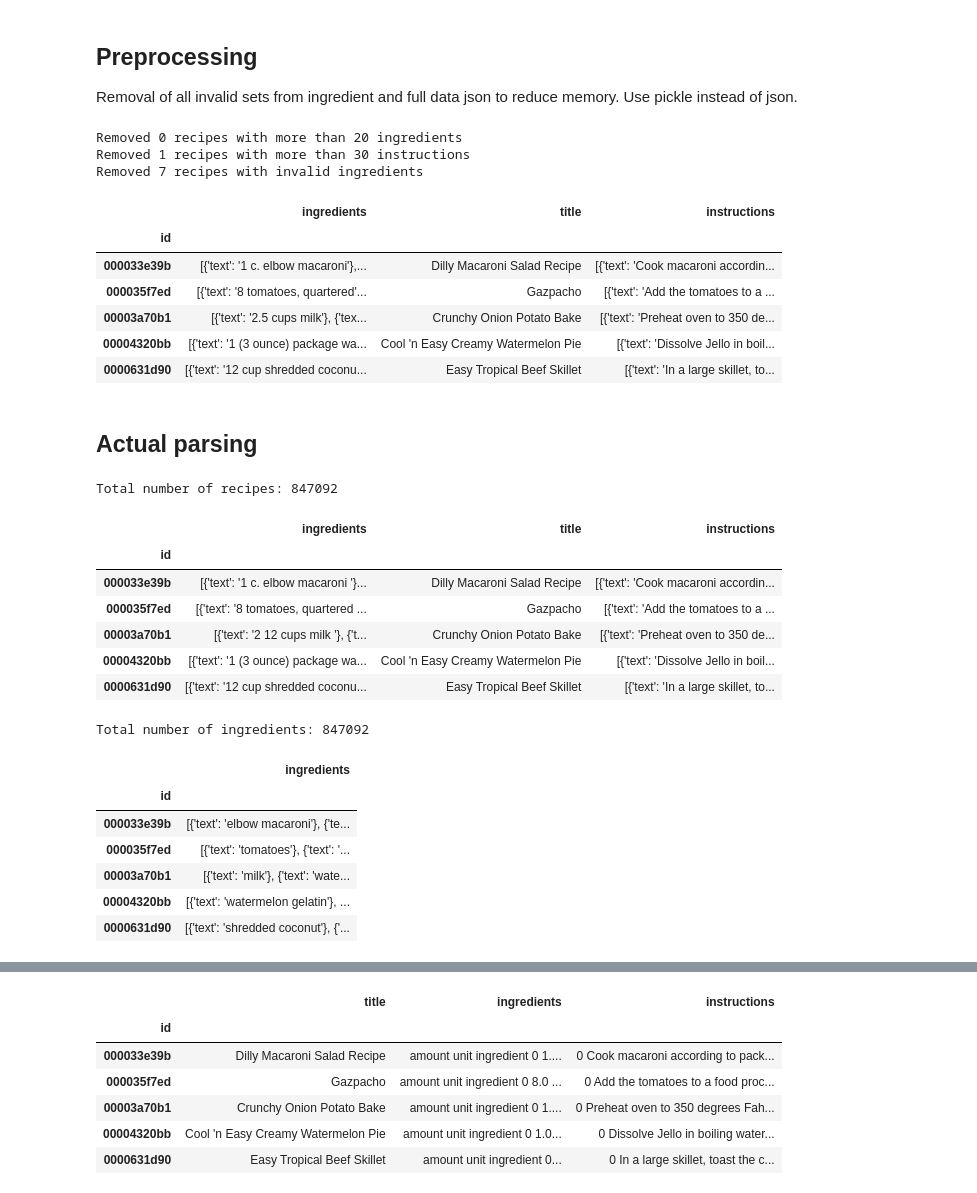
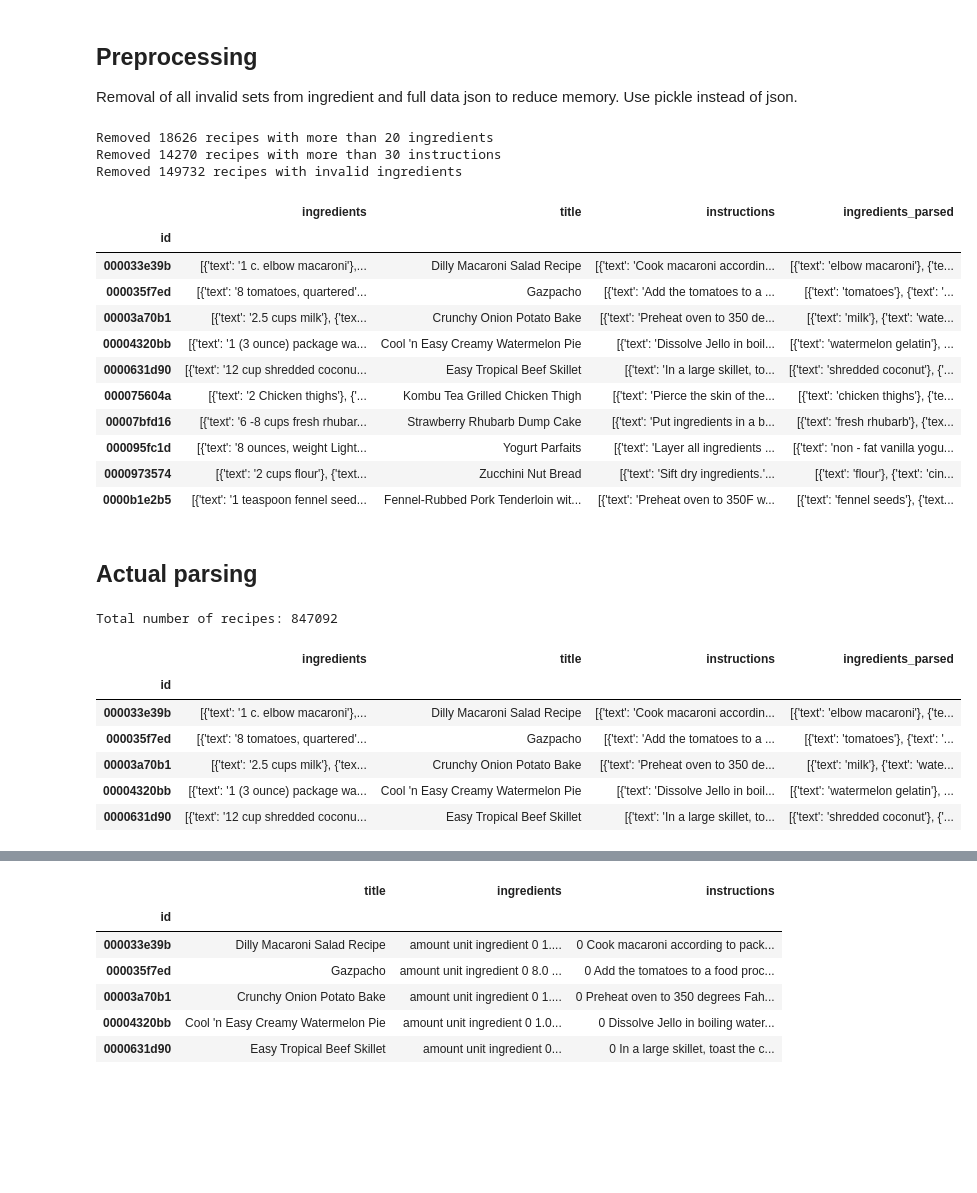
Before and after one commit to mscholl96/mad-recime, a Jupyter notebook: data/recipe1M/parser/parser.ipynb, the cells around one changed output, grey strips where cells are left out. Cells and saved outputs as stored; diff of their text form; code cells hidden in the pictures; blank space fills up the shorter version.

```diff
--- a/data/recipe1M/parser/parser.ipynb
+++ b/data/recipe1M/parser/parser.ipynb
@@ -48,8 +60,8 @@ recipe_data = None
 ingredient_file = FILE_DIR + 'det_ingrs.json'
 layer1_file = FILE_DIR + 'layer1.json'
 
-ingredient_out = FILE_DIR + 'det_ingrs_valid.pkl'
-layer1_out = FILE_DIR + 'layer1_valid.pkl'
+ingredient_out = FILE_DIR + '2022_01_29/det_ingrs_valid.pkl'
+layer1_out = FILE_DIR + '2022_01_29/layer1_valid.pkl'
 
 # Get data, set id as used index and drop unnecessary information
 ingredient_data = pd.read_json(ingredient_file).set_index('id')
@@ -79,80 +91,74 @@ indices = []
 fractionRegex = re.compile('[0-9]+/[0-9]+')
 # Replace patterns like "1 12" which is intended to be 1 1/2 (1.5)
 doubleRegex = re.compile('[1-9] [1-9][2-9]')
+
+# Bring both datasets together
+recipe_data['ingredients_parsed'] = ingredient_data['ingredients']
+
 for idx, recipe in recipe_data.iterrows():
+    # Put every information into one data set
     for ingredient in recipe['ingredients']:
         text = ingredient['text']
         if text:
             fractions = re.findall(fractionRegex, text)
             doubleNumbers = re.findall(doubleRegex, text)
             if fractions:
                 numbers = fractions[0].split('/')
                 float_representation = int(numbers[0])/int(numbers[1])
                 text = text.replace(fractions[0], str(float_representation))
                 ingredient['text'] = text
             elif doubleNumbers:
                 numbers = doubleNumbers[0].split(' ')
                 float_representation = int(numbers[0]) + int(numbers[1][0])/int(numbers[1][1])
                 text = text.replace(doubleNumbers[0], str(float_representation))
                 ingredient['text'] = text
         elif idx not in indices:
             # To be removed later
             indices.append(idx)
 
 
+
 # Remove empty ingredients from data
 for index in indices:
     recipe_data.loc[index]['ingredients'] = [elem for elem in recipe_data.loc[index]['ingredients'] if elem['text']]
-    ingredient_data.loc[index]['ingredients'] = [elem for elem in ingredient_data.loc[index]['ingredients'] if elem['text']]
-
+    recipe_data.loc[index]['ingredients_parsed'] = [elem for elem in recipe_data.loc[index]['ingredients_parsed'] if elem['text']]
 
 # Save data to pickle (it's faster)
-ingredient_data.to_pickle(ingredient_out)
 recipe_data.to_pickle(layer1_out)
 
-recipe_data.head(5)
+recipe_data.head(10)
 # %% [output]
-Removed 0 recipes with more than 20 ingredients
-Removed 1 recipes with more than 30 instructions
-Removed 7 recipes with invalid ingredients
+Removed 18626 recipes with more than 20 ingredients
+Removed 14270 recipes with more than 30 instructions
+Removed 149732 recipes with invalid ingredients
-|  | ingredients | title | instructions |
-| id |  |  |  |
-| 000033e39b | [{'text': '1 c. elbow macaroni'},... | Dilly Macaroni Salad Recipe | [{'text': 'Cook macaroni accordin... |
-| 000035f7ed | [{'text': '8 tomatoes, quartered'... | Gazpacho | [{'text': 'Add the tomatoes to a ... |
-| 00003a70b1 | [{'text': '2.5 cups milk'}, {'tex... | Crunchy Onion Potato Bake | [{'text': 'Preheat oven to 350 de... |
-| 00004320bb | [{'text': '1 (3 ounce) package wa... | Cool 'n Easy Creamy Watermelon Pie | [{'text': 'Dissolve Jello in boil... |
-| 0000631d90 | [{'text': '12 cup shredded coconu... | Easy Tropical Beef Skillet | [{'text': 'In a large skillet, to... |
+|  | ingredients | title | instructions | ingredients_parsed |
+| id |  |  |  |  |
+| 000033e39b | [{'text': '1 c. elbow macaroni'},... | Dilly Macaroni Salad Recipe | [{'text': 'Cook macaroni accordin... | [{'text': 'elbow macaroni'}, {'te... |
+| 000035f7ed | [{'text': '8 tomatoes, quartered'... | Gazpacho | [{'text': 'Add the tomatoes to a ... | [{'text': 'tomatoes'}, {'text': '... |
+| 00003a70b1 | [{'text': '2.5 cups milk'}, {'tex... | Crunchy Onion Potato Bake | [{'text': 'Preheat oven to 350 de... | [{'text': 'milk'}, {'text': 'wate... |
+| 00004320bb | [{'text': '1 (3 ounce) package wa... | Cool 'n Easy Creamy Watermelon Pie | [{'text': 'Dissolve Jello in boil... | [{'text': 'watermelon gelatin'}, ... |
+| 0000631d90 | [{'text': '12 cup shredded coconu... | Easy Tropical Beef Skillet | [{'text': 'In a large skillet, to... | [{'text': 'shredded coconut'}, {'... |
+| 000075604a | [{'text': '2 Chicken thighs'}, {'... | Kombu Tea Grilled Chicken Thigh | [{'text': 'Pierce the skin of the... | [{'text': 'chicken thighs'}, {'te... |
+| 00007bfd16 | [{'text': '6 -8 cups fresh rhubar... | Strawberry Rhubarb Dump Cake | [{'text': 'Put ingredients in a b... | [{'text': 'fresh rhubarb'}, {'tex... |
+| 000095fc1d | [{'text': '8 ounces, weight Light... | Yogurt Parfaits | [{'text': 'Layer all ingredients ... | [{'text': 'non - fat vanilla yogu... |
+| 0000973574 | [{'text': '2 cups flour'}, {'text... | Zucchini Nut Bread | [{'text': 'Sift dry ingredients.'... | [{'text': 'flour'}, {'text': 'cin... |
+| 0000b1e2b5 | [{'text': '1 teaspoon fennel seed... | Fennel-Rubbed Pork Tenderloin wit... | [{'text': 'Preheat oven to 350F w... | [{'text': 'fennel seeds'}, {'text... |
 # %% [markdown]
 ## Actual parsing
 # %%
 recipes = []
-ingredient_data = None
-recipe_data = None
 # Sort by ID,
-data = pd.read_pickle(FILE_DIR + '2022_01_19/layer1_valid.pkl')
-print(f'Total number of recipes: {len(data)}')
-data.head(5)
+recipe_data = pd.read_pickle(FILE_DIR + '2022_01_29/layer1_valid.pkl')
+print(f'Total number of recipes: {len(recipe_data)}')
+recipe_data.head(5)
 # %% [output]
 Total number of recipes: 847092
-|  | ingredients | title | instructions |
-| id |  |  |  |
-| 000033e39b | [{'text': '1 c. elbow macaroni '}... | Dilly Macaroni Salad Recipe | [{'text': 'Cook macaroni accordin... |
-| 000035f7ed | [{'text': '8 tomatoes, quartered ... | Gazpacho | [{'text': 'Add the tomatoes to a ... |
-| 00003a70b1 | [{'text': '2 12 cups milk '}, {'t... | Crunchy Onion Potato Bake | [{'text': 'Preheat oven to 350 de... |
-| 00004320bb | [{'text': '1 (3 ounce) package wa... | Cool 'n Easy Creamy Watermelon Pie | [{'text': 'Dissolve Jello in boil... |
-| 0000631d90 | [{'text': '12 cup shredded coconu... | Easy Tropical Beef Skillet | [{'text': 'In a large skillet, to... |
+|  | ingredients | title | instructions | ingredients_parsed |
+| id |  |  |  |  |
+| 000033e39b | [{'text': '1 c. elbow macaroni'},... | Dilly Macaroni Salad Recipe | [{'text': 'Cook macaroni accordin... | [{'text': 'elbow macaroni'}, {'te... |
+| 000035f7ed | [{'text': '8 tomatoes, quartered'... | Gazpacho | [{'text': 'Add the tomatoes to a ... | [{'text': 'tomatoes'}, {'text': '... |
+| 00003a70b1 | [{'text': '2.5 cups milk'}, {'tex... | Crunchy Onion Potato Bake | [{'text': 'Preheat oven to 350 de... | [{'text': 'milk'}, {'text': 'wate... |
+| 00004320bb | [{'text': '1 (3 ounce) package wa... | Cool 'n Easy Creamy Watermelon Pie | [{'text': 'Dissolve Jello in boil... | [{'text': 'watermelon gelatin'}, ... |
+| 0000631d90 | [{'text': '12 cup shredded coconu... | Easy Tropical Beef Skillet | [{'text': 'In a large skillet, to... | [{'text': 'shredded coconut'}, {'... |
-# %%
-ingredient_data = pd.read_pickle(FILE_DIR + '2022_01_19/det_ingrs_valid.pkl')
-print(f'Total number of ingredients: {len(ingredient_data)}')
-ingredient_data.head(5)
-# %% [output]
-Total number of ingredients: 847092
-|  | ingredients |
-| id |  |
-| 000033e39b | [{'text': 'elbow macaroni'}, {'te... |
-| 000035f7ed | [{'text': 'tomatoes'}, {'text': '... |
-| 00003a70b1 | [{'text': 'milk'}, {'text': 'wate... |
-| 00004320bb | [{'text': 'watermelon gelatin'}, ... |
-| 0000631d90 | [{'text': 'shredded coconut'}, {'... |
 # %%
 j = 0
```
Also changed, not shown: parts of 3 cells of this notebook.
